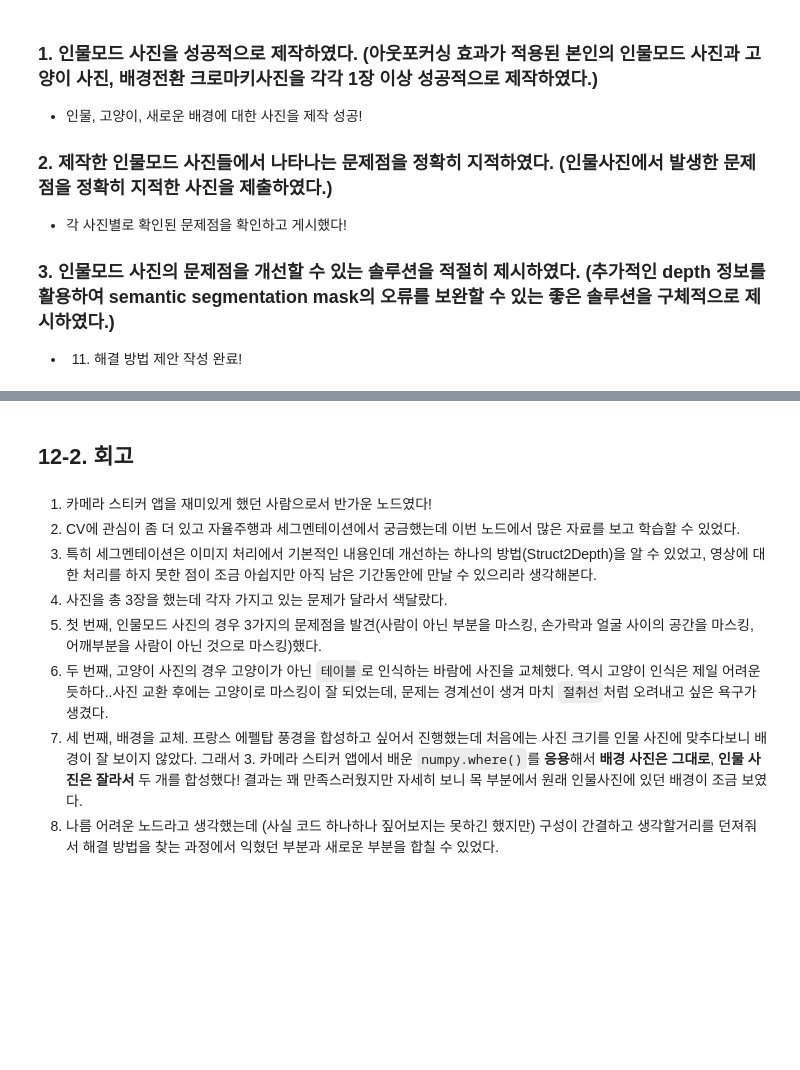
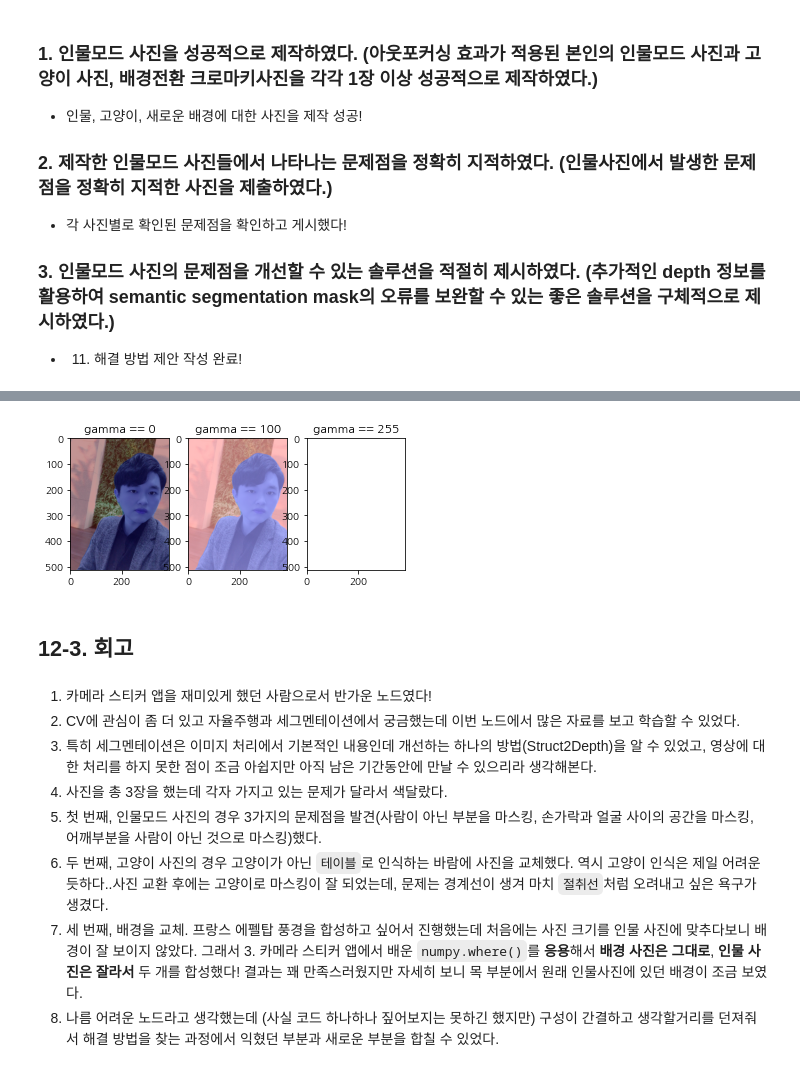
Before and after one commit to Shinest-changwon/AIFFEL_Exploration, a Jupyter notebook: E10_Image_Semantic_Segmentation/[E10]Image_Semantic_Segmentation.ipynb, the cells around one changed output, grey strips where cells are left out. Cells and saved outputs as stored; diff of their text form; code cells hidden in the pictures; blank space fills up the shorter version.

```diff
--- a/E10_Image_Semantic_Segmentation/[E10]Image_Semantic_Segmentation.ipynb
+++ b/E10_Image_Semantic_Segmentation/[E10]Image_Semantic_Segmentation.ipynb
@@ -653,5 +852,36 @@ plt.show()
+# %%
+# addWeighted gamma는 255가 될 수록 하얗게 된다.
+
+img_show = img_resized.copy()
+seg_map = np.where(seg_map == 15, 15, 0) # 예측 중 사람만 추출
+img_mask = seg_map * (255/seg_map.max()) # 255 normalization(정규화)
+img_mask = img_mask.astype(np.uint8)# 아래 마크다운에서 설명
+color_mask = cv2.applyColorMap(img_mask, cv2.COLORMAP_JET)
+img_show = cv2.addWeighted(img_show, 0.6, color_mask, 0.35, 0.0)
+img_show_100 = cv2.addWeighted(img_show, 0.6, color_mask, 0.35, 100.0)
+img_show_255 = cv2.addWeighted(img_show, 0.6, color_mask, 0.35, 255.0)
+
+plt.imshow(cv2.cvtColor(img_show, cv2.COLOR_BGR2RGB))
+plt.imshow(cv2.cvtColor(img_show_100, cv2.COLOR_BGR2RGB))
+plt.imshow(cv2.cvtColor(img_show_255, cv2.COLOR_BGR2RGB))
+
+ax = plt.subplot(1,3,1)
+plt.imshow(img_show, cmap=plt.cm.binary_r)
+ax.set_title('gamma == 0')
+
+ax = plt.subplot(1,3,2)
+plt.imshow(img_show_100, cmap=plt.cm.binary_r)
+ax.set_title('gamma == 100')
+
+ax = plt.subplot(1,3,3)
+plt.imshow(img_show_255, cmap=plt.cm.binary_r)
+ax.set_title('gamma == 255')
+
+plt.show()
+# %% [output]
+[figure, added]
 # %% [markdown]
-## 12-2. 회고
+## 12-3. 회고
 # %% [markdown]
 1. 카메라 스티커 앱을 재미있게 했던 사람으로서 반가운 노드였다!
 2. CV에 관심이 좀 더 있고 자율주행과 세그멘테이션에서 궁금했는데 이번 노드에서 많은 자료를 보고 학습할 수 있었다.
```
Also changed, not shown: parts of 17 cells of this notebook.
